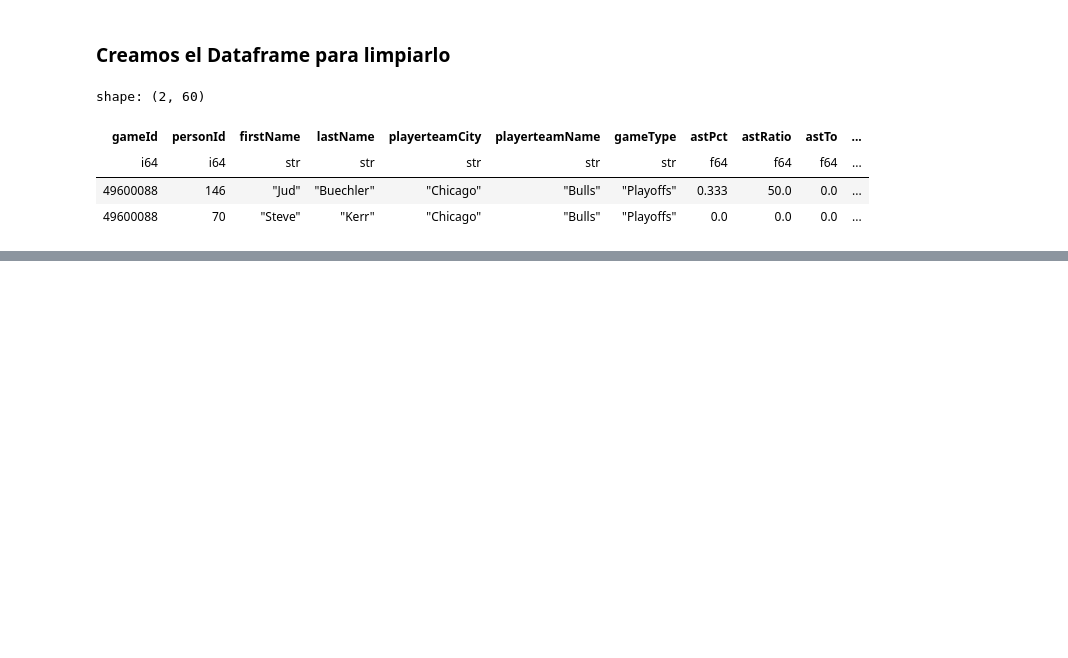
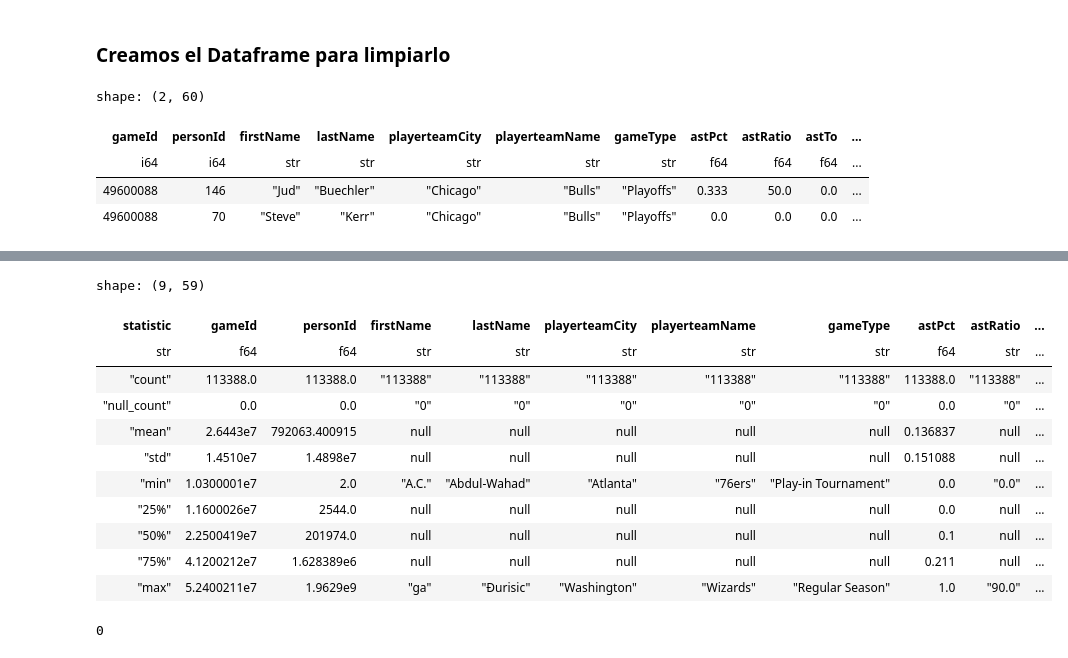
Before and after one commit to mateorzan/polarsNBA, a Jupyter notebook: notebooks/Players_stats.ipynb, the cells around one changed output, grey strips where cells are left out. Saved outputs shown, nothing was run; the diff lists cells and outputs as text; code cells hidden in the pictures; blank space fills up the shorter version.

Commit message:
Players_stats.ipynb limpieza de columnas, revisión de nulos, descripción estadística y verificación de duplicados.

```diff
--- a/notebooks/Players_stats.ipynb
+++ b/notebooks/Players_stats.ipynb
@@ -10,7 +10,7 @@ os.getcwd()
 
 # Configurar visualización amplia
 pl.Config.set_tbl_cols(-1)
-pl.Config.set_tbl_width_chars(300)
+pl.Config.set_tbl_width_chars(700)
 pl.Config.set_fmt_str_lengths(150)
 pl.Config.set_tbl_rows(10)
 # %% [output]
@@ -151,3 +152,8 @@ shape: (2, 60)
 | i64 | i64 | str | str | str | str | str | f64 | f64 | f64 | ... |
 | 49600088 | 146 | "Jud" | "Buechler" | "Chicago" | "Bulls" | "Playoffs" | 0.333 | 50.0 | 0.0 | ... |
 | 49600088 | 70 | "Steve" | "Kerr" | "Chicago" | "Bulls" | "Playoffs" | 0.0 | 0.0 | 0.0 | ... |
+# %%
+# Columnas a eliminar
+columns_to_drop = ["teamName", "availableFlag"]
+
+df_players_stats = df_players_stats.drop(columns_to_drop)
@@ -153,0 +167,32 @@ shape: (2, 60)
+# %%
+# Rellenar valores nulos con un valor específico
+df_players_stats = df_players_stats.with_columns(
+    pl.col("firstName").fill_null("Unknown"),
+    pl.col("lastName").fill_null("Unknown"),
+    pl.col("playerteamCity").fill_null("Unknown"),
+    pl.col("playerteamName").fill_null("Unknown"),
+    pl.col("astRatio").fill_null("0.0"),
+    pl.col("home").fill_null(-1),
+    pl.col("nickname").fill_null("Unknown"),
+    pl.col("opponentteamCity").fill_null("Unknown"),
+    pl.col("opponentteamName").fill_null("Unknown")
+)
+
+# Esto elimina cualquier fila donde CUALQUIERA de estas columnas sea null
+df_players_stats = df_players_stats.filter(
+    pl.col("tmTovPct").is_not_null(),
+    pl.col("usgPct").is_not_null(),
+    pl.col("win").is_not_null(),
+    pl.col("wl").is_not_null(),
+    pl.col("matchup").is_not_null()
+)
+
+ # Sobreescibe la columna si ya existe la deja sino la crea.
+df_players_stats = df_players_stats.with_columns(
+    gameDateTimeEst = pl.coalesce(["gameDateTimeEst", "gameDate"]),
+)
+
+# Sobreescribe la columna 'playerName' concatenando 'firstName' y 'lastName' si 'playerName' es null, de lo contrario deja el valor existente.
+df_players_stats = df_players_stats.with_columns(
+    playerName = pl.col("firstName") + " " + pl.col("lastName")
+)
@@ -153,0 +206,20 @@ shape: (2, 60)
+# %%
+df_players_stats.describe()
+# %% [output]
+shape: (9, 59)
+| statistic | gameId | personId | firstName | lastName | playerteamCity | playerteamName | gameType | astPct | astRatio | ... |
+| str | f64 | f64 | str | str | str | str | str | f64 | str | ... |
+| "count" | 113388.0 | 113388.0 | "113388" | "113388" | "113388" | "113388" | "113388" | 113388.0 | "113388" | ... |
+| "null_count" | 0.0 | 0.0 | "0" | "0" | "0" | "0" | "0" | 0.0 | "0" | ... |
+| "mean" | 2.6443e7 | 792063.400915 | null | null | null | null | null | 0.136837 | null | ... |
+| "std" | 1.4510e7 | 1.4898e7 | null | null | null | null | null | 0.151088 | null | ... |
+| "min" | 1.0300001e7 | 2.0 | "A.C." | "Abdul-Wahad" | "Atlanta" | "76ers" | "Play-in Tournament" | 0.0 | "0.0" | ... |
+| "25%" | 1.1600026e7 | 2544.0 | null | null | null | null | null | 0.0 | null | ... |
+| "50%" | 2.2500419e7 | 201974.0 | null | null | null | null | null | 0.1 | null | ... |
+| "75%" | 4.1200212e7 | 1.628389e6 | null | null | null | null | null | 0.211 | null | ... |
+| "max" | 5.2400211e7 | 1.9629e9 | "ga" | "Đurisic" | "Washington" | "Wizards" | "Regular Season" | 1.0 | "90.0" | ... |
+# %%
+# Verificar si hay filas duplicadas
+df_players_stats.is_duplicated().sum()
+# %% [output]
+0
```
Also changed, not shown: parts of 4 cells of this notebook.
